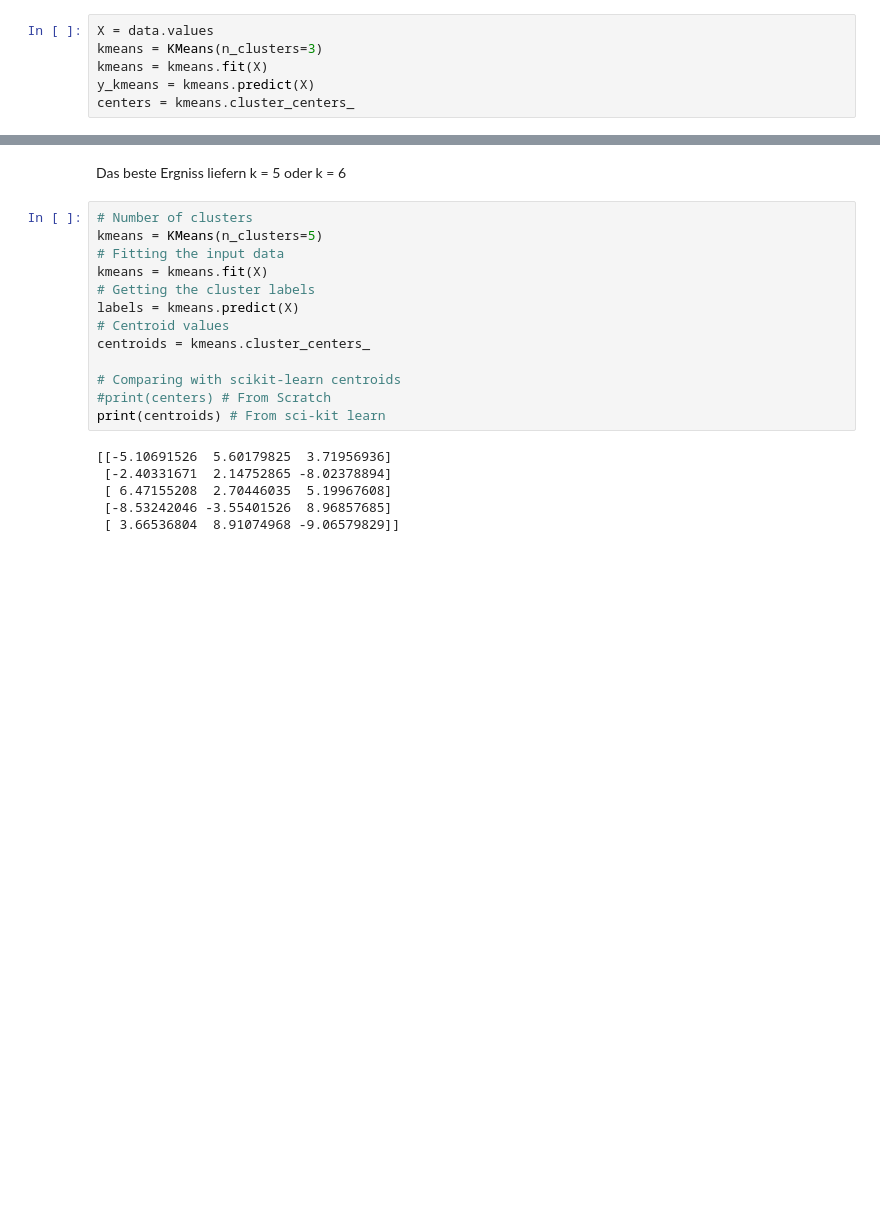
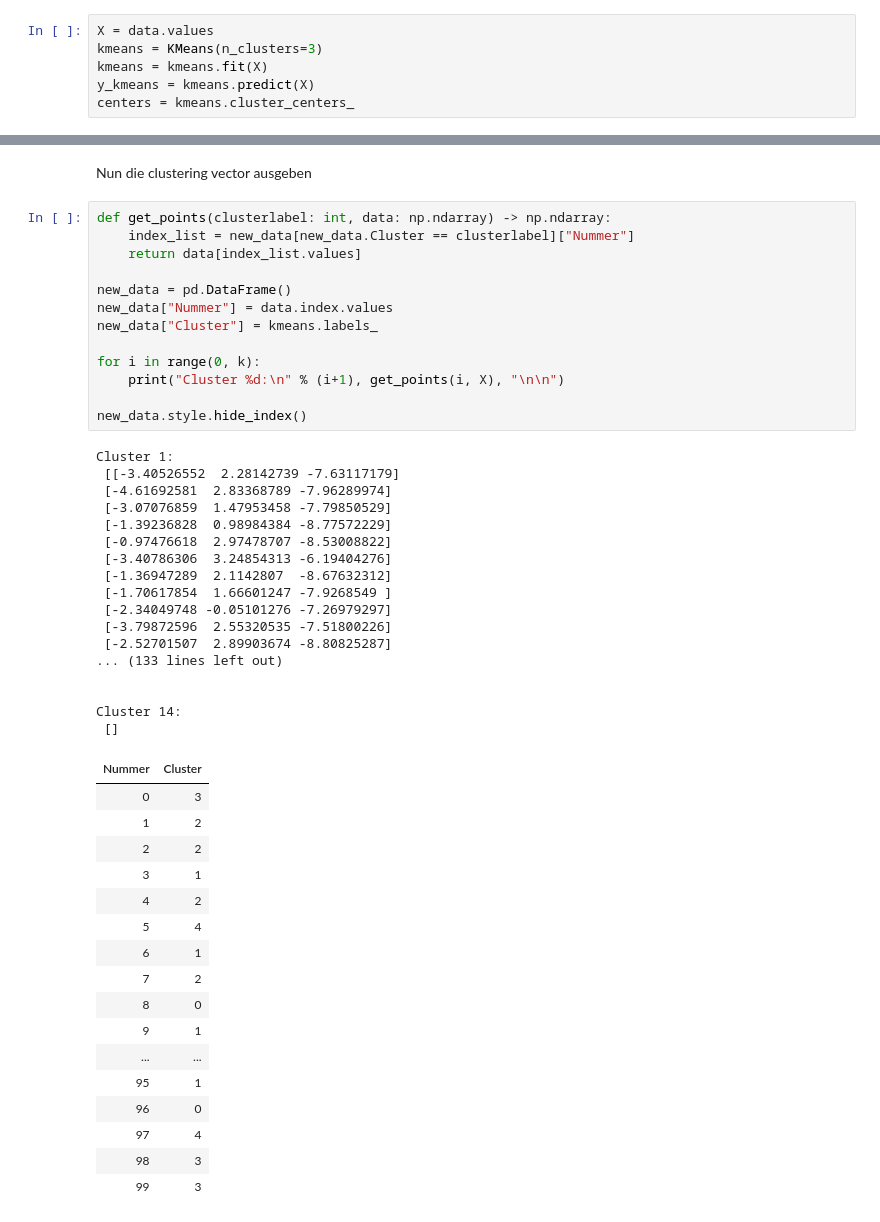
Before and after one commit to MaxMali/MM_12_Clustering_Excercise, a Jupyter notebook: MM_12_Clustering_E_Solution.ipynb, the cells around one changed output, grey strips where cells are left out. Drawn from its saved outputs; the diff is of its cells as text; blank space fills up the shorter version.

```diff
--- a/MM_12_Clustering_E_Solution.ipynb
+++ b/MM_12_Clustering_E_Solution.ipynb
@@ -105,21 +133,50 @@ print(centroids) # From sci-kit learn
-# %% [markdown]
-Das beste Ergniss liefern k = 5 oder k = 6
-# %%
-# Number of clusters
-kmeans = KMeans(n_clusters=5)
-# Fitting the input data
-kmeans = kmeans.fit(X)
-# Getting the cluster labels
-labels = kmeans.predict(X)
-# Centroid values
-centroids = kmeans.cluster_centers_
-
-# Comparing with scikit-learn centroids
-#print(centers) # From Scratch
-print(centroids) # From sci-kit learn
-# %% [output]
-[[-5.10691526  5.60179825  3.71956936]
- [-2.40331671  2.14752865 -8.02378894]
- [ 6.47155208  2.70446035  5.19967608]
- [-8.53242046 -3.55401526  8.96857685]
- [ 3.66536804  8.91074968 -9.06579829]]
+# %% [markdown]
+Nun die clustering vector ausgeben
+# %%
+def get_points(clusterlabel: int, data: np.ndarray) -> np.ndarray:
+    index_list = new_data[new_data.Cluster == clusterlabel]["Nummer"]
+    return data[index_list.values]
+
+new_data = pd.DataFrame()
+new_data["Nummer"] = data.index.values
+new_data["Cluster"] = kmeans.labels_
+
+for i in range(0, k):
+    print("Cluster %d:\n" % (i+1), get_points(i, X), "\n\n")
+
+new_data.style.hide_index()
+# %% [output]
+Cluster 1:
+ [[-3.40526552  2.28142739 -7.63117179]
+ [-4.61692581  2.83368789 -7.96289974]
+ [-3.07076859  1.47953458 -7.79850529]
+ [-1.39236828  0.98984384 -8.77572229]
+ [-0.97476618  2.97478707 -8.53008822]
+ [-3.40786306  3.24854313 -6.19404276]
+ [-1.36947289  2.1142807  -8.67632312]
+ [-1.70617854  1.66601247 -7.9268549 ]
+ [-2.34049748 -0.05101276 -7.26979297]
+ [-3.79872596  2.55320535 -7.51800226]
+ [-2.52701507  2.89903674 -8.80825287]
+... (133 lines left out)
+
+
+Cluster 14:
+ []
+| Nummer | Cluster |
+| 0 | 3 |
+| 1 | 2 |
+| 2 | 2 |
+| 3 | 1 |
+| 4 | 2 |
+| 5 | 4 |
+| 6 | 1 |
+| 7 | 2 |
+| 8 | 0 |
+| 9 | 1 |
+| ... | ... |
+| 95 | 1 |
+| 96 | 0 |
+| 97 | 4 |
+| 98 | 3 |
+| 99 | 3 |
```
Also changed, not shown: parts of 7 cells of this notebook.
